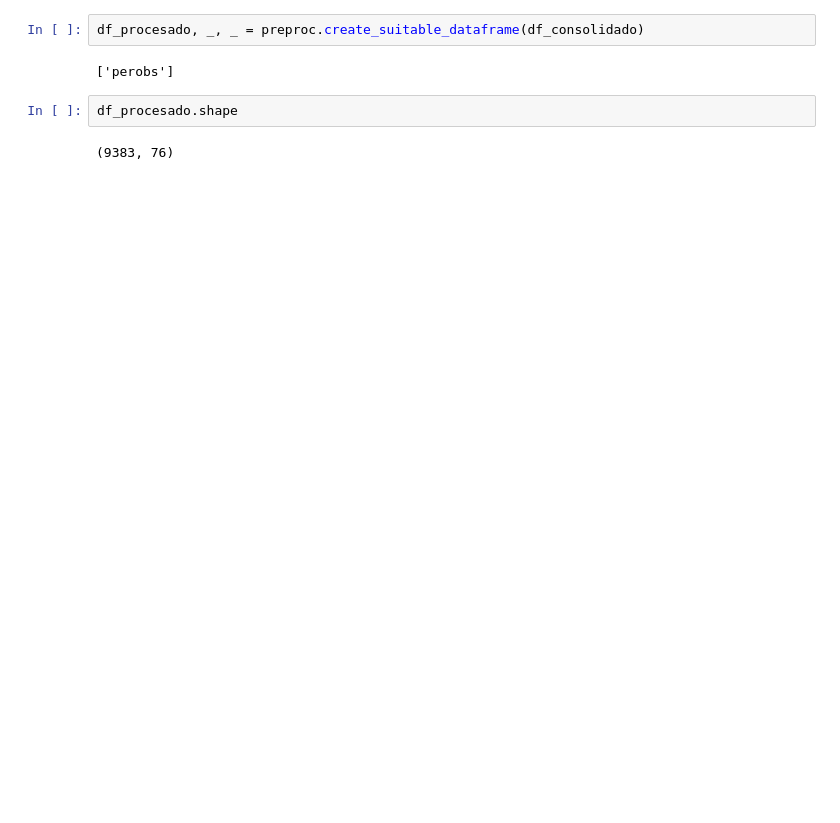
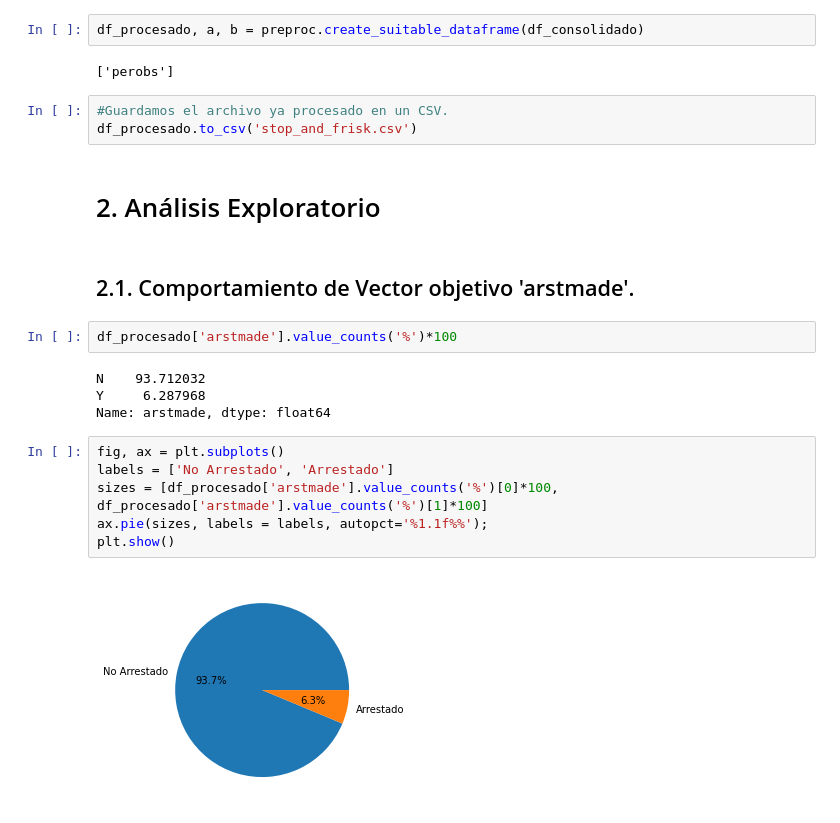
Before and after one commit to Gab0Jorq/risk_and_frisk, a Jupyter notebook: stop_and_frisk.ipynb, the cells around one changed output. Cells and saved outputs as stored; diff of their text form; blank space fills up the shorter version.

```diff
--- a/stop_and_frisk.ipynb
+++ b/stop_and_frisk.ipynb
@@ -73,10 +74,27 @@ Lo interesante es que estos datos perdidos hay que tratarlos, pero contamos con
 df_consolidado = pd.concat([df_2009.set_index(df_2009['year']),
                             df_2010.set_index(df_2010['year'])])
 # %%
-df_procesado, _, _ = preproc.create_suitable_dataframe(df_consolidado)
+df_procesado, a, b = preproc.create_suitable_dataframe(df_consolidado)
 # %% [output]
 ['perobs']
-# %%
-df_procesado.shape
-# %% [output]
-(9383, 76)
+# %%
+#Guardamos el archivo ya procesado en un CSV.
+df_procesado.to_csv('stop_and_frisk.csv')
+# %% [markdown]
+# 2. Análisis Exploratorio
+# %% [markdown]
+## 2.1. Comportamiento de Vector objetivo 'arstmade'.
+# %%
+df_procesado['arstmade'].value_counts('%')*100
+# %% [output]
+N    93.712032
+Y     6.287968
+Name: arstmade, dtype: float64
+# %%
+fig, ax = plt.subplots()
+labels = ['No Arrestado', 'Arrestado']
+sizes = [df_procesado['arstmade'].value_counts('%')[0]*100, df_procesado['arstmade'].value_counts('%')[1]*100]
+ax.pie(sizes, labels = labels, autopct='%1.1f%%');
+plt.show()
+# %% [output]
+[figure, added]
```
Also changed, not shown: parts of 34 cells of this notebook, 2 other files.
